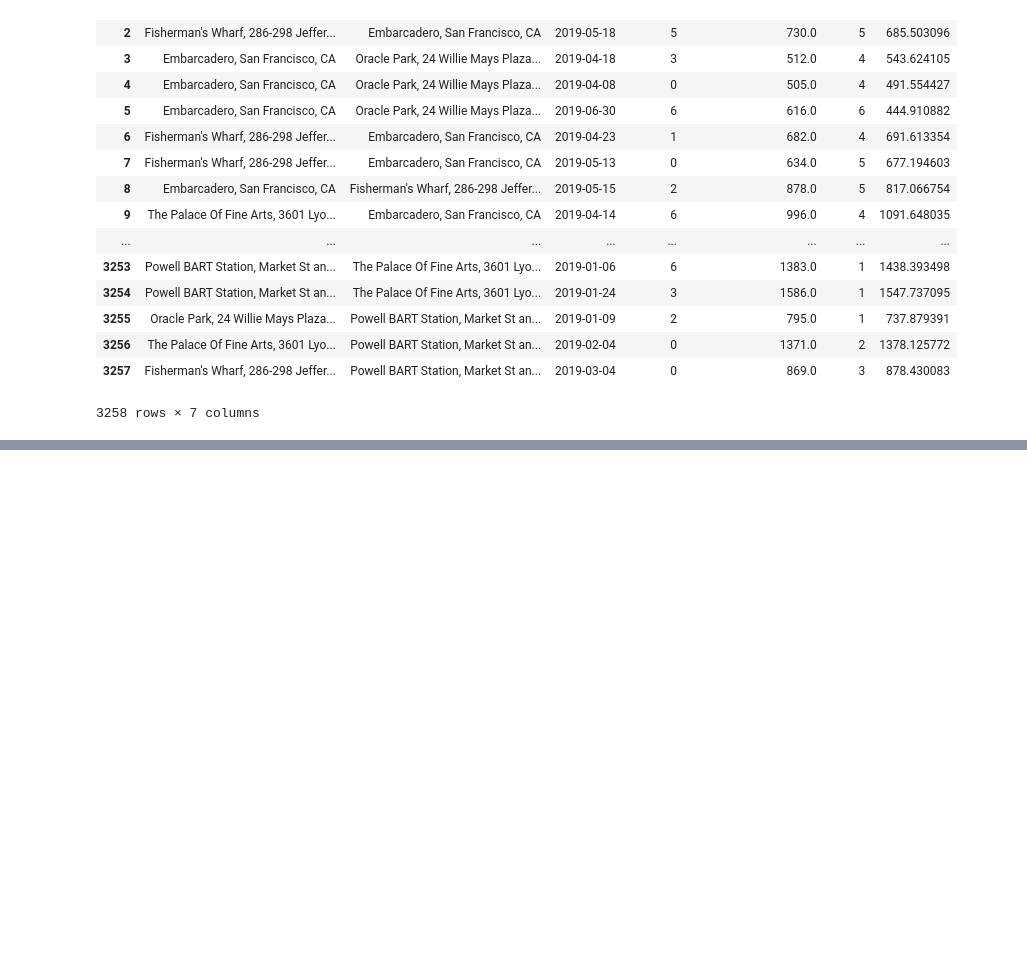
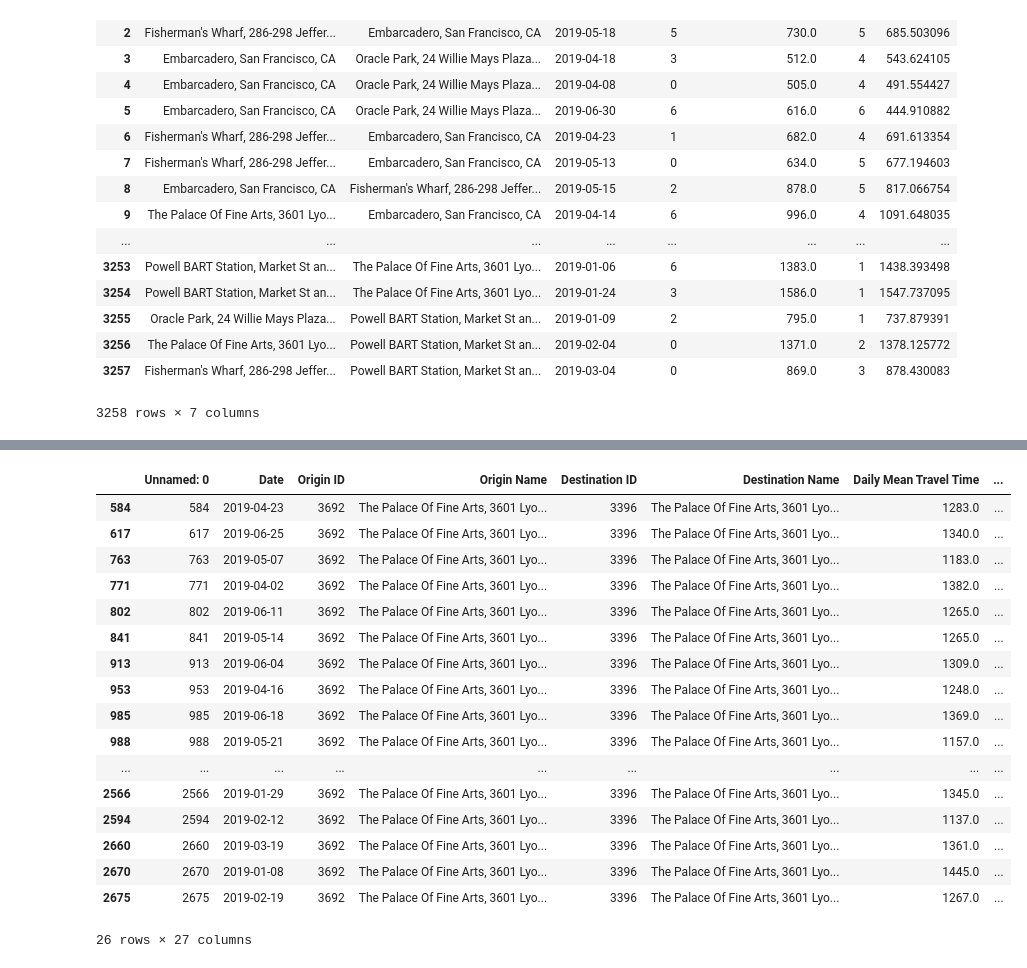
Before and after one commit to Xiao-Wang-UCSD/data_hack_2020, a Jupyter notebook: EDA.ipynb, the cells around one changed output, grey strips where cells are left out. Saved outputs shown, nothing was run; the diff lists cells and outputs as text; code cells hidden in the pictures; blank space fills up the shorter version.

```diff
--- a/EDA.ipynb
+++ b/EDA.ipynb
@@ -450,0 +472,21 @@ train(train_df)[1]
+# %%
+temp[temp['weekday']==1]
+# %% [output]
+|  | Unnamed: 0 | Date | Origin ID | Origin Name | Destination ID | Destination Name | Daily Mean Travel Time | ... |
+| 584 | 584 | 2019-04-23 | 3692 | The Palace Of Fine Arts, 3601 Lyo... | 3396 | The Palace Of Fine Arts, 3601 Lyo... | 1283.0 | ... |
+| 617 | 617 | 2019-06-25 | 3692 | The Palace Of Fine Arts, 3601 Lyo... | 3396 | The Palace Of Fine Arts, 3601 Lyo... | 1340.0 | ... |
+| 763 | 763 | 2019-05-07 | 3692 | The Palace Of Fine Arts, 3601 Lyo... | 3396 | The Palace Of Fine Arts, 3601 Lyo... | 1183.0 | ... |
+| 771 | 771 | 2019-04-02 | 3692 | The Palace Of Fine Arts, 3601 Lyo... | 3396 | The Palace Of Fine Arts, 3601 Lyo... | 1382.0 | ... |
+| 802 | 802 | 2019-06-11 | 3692 | The Palace Of Fine Arts, 3601 Lyo... | 3396 | The Palace Of Fine Arts, 3601 Lyo... | 1265.0 | ... |
+| 841 | 841 | 2019-05-14 | 3692 | The Palace Of Fine Arts, 3601 Lyo... | 3396 | The Palace Of Fine Arts, 3601 Lyo... | 1265.0 | ... |
+| 913 | 913 | 2019-06-04 | 3692 | The Palace Of Fine Arts, 3601 Lyo... | 3396 | The Palace Of Fine Arts, 3601 Lyo... | 1309.0 | ... |
+| 953 | 953 | 2019-04-16 | 3692 | The Palace Of Fine Arts, 3601 Lyo... | 3396 | The Palace Of Fine Arts, 3601 Lyo... | 1248.0 | ... |
+| 985 | 985 | 2019-06-18 | 3692 | The Palace Of Fine Arts, 3601 Lyo... | 3396 | The Palace Of Fine Arts, 3601 Lyo... | 1369.0 | ... |
+| 988 | 988 | 2019-05-21 | 3692 | The Palace Of Fine Arts, 3601 Lyo... | 3396 | The Palace Of Fine Arts, 3601 Lyo... | 1157.0 | ... |
+| ... | ... | ... | ... | ... | ... | ... | ... | ... |
+| 2566 | 2566 | 2019-01-29 | 3692 | The Palace Of Fine Arts, 3601 Lyo... | 3396 | The Palace Of Fine Arts, 3601 Lyo... | 1345.0 | ... |
+| 2594 | 2594 | 2019-02-12 | 3692 | The Palace Of Fine Arts, 3601 Lyo... | 3396 | The Palace Of Fine Arts, 3601 Lyo... | 1137.0 | ... |
+| 2660 | 2660 | 2019-03-19 | 3692 | The Palace Of Fine Arts, 3601 Lyo... | 3396 | The Palace Of Fine Arts, 3601 Lyo... | 1361.0 | ... |
+| 2670 | 2670 | 2019-01-08 | 3692 | The Palace Of Fine Arts, 3601 Lyo... | 3396 | The Palace Of Fine Arts, 3601 Lyo... | 1445.0 | ... |
+| 2675 | 2675 | 2019-02-19 | 3692 | The Palace Of Fine Arts, 3601 Lyo... | 3396 | The Palace Of Fine Arts, 3601 Lyo... | 1267.0 | ... |
+26 rows × 27 columns
```
Also changed, not shown: parts of 12 cells of this notebook, 7 other files.
